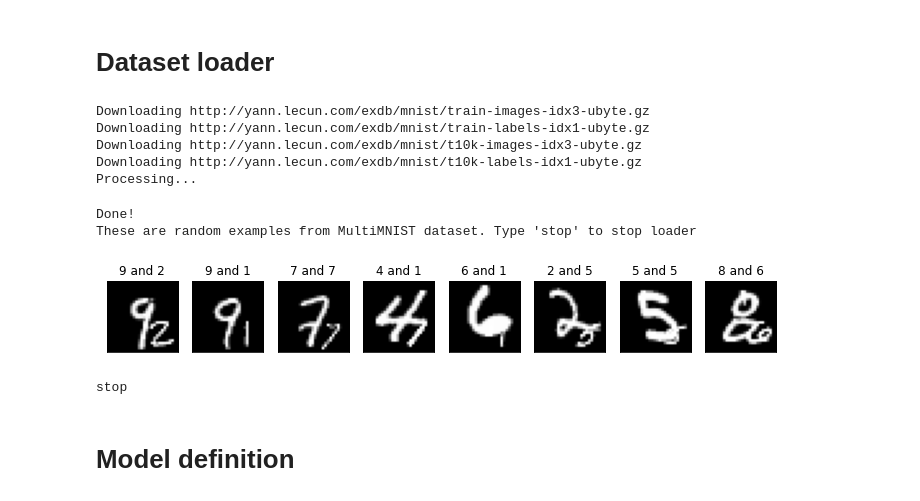
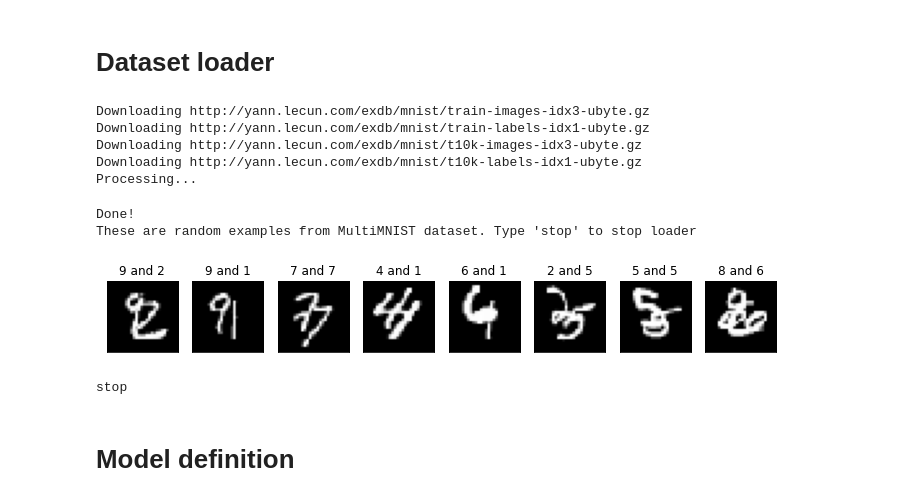
Before and after one commit to amkatrutsa/edm, a Jupyter notebook: MultiMNIST.ipynb, the cells around one changed output. Saved outputs shown, nothing was run; the diff lists cells and outputs as text; code cells hidden in the pictures.

```diff
--- a/MultiMNIST.ipynb
+++ b/MultiMNIST.ipynb
@@ -269,12 +273,18 @@ def read_image_file(path):
             for j, right in enumerate(chosen_ones):
                 lim = pv[left,:,:]
                 rim = pv[right,:,:]
-                rim =  np.array(Image.fromarray(rim).resize((14, 14), resample=Image.NEAREST))
-                new_im = np.zeros((28,28))
+                new_im = np.zeros((36,36))
                 new_im[0:28,0:28] = lim
-                new_im[14:28,14:28] = rim
-                new_im[14:28,14:28] = np.maximum(lim[14:28,14:28], rim[0:14,0:14])
+                new_im[6:34,6:34] = rim
+                new_im[6:28,6:28] = np.maximum(lim[6:28,6:28], rim[0:22,0:22])
                 multi_data_im = np.array(Image.fromarray(new_im).resize((28, 28), resample=Image.NEAREST))
+                # Inequal MNIST
+                # rim =  np.array(Image.fromarray(rim).resize((14, 14), resample=Image.NEAREST))
+                # new_im = np.zeros((28,28))
+                # new_im[0:28,0:28] = lim
+                # new_im[14:28,14:28] = rim
+                # new_im[14:28,14:28] = np.maximum(lim[14:28,14:28], rim[0:14,0:14])
+                # multi_data_im = np.array(Image.fromarray(new_im).resize((28, 28), resample=Image.NEAREST))
                 multi_data[left*1 + j,:,:] = multi_data_im
         return torch.from_numpy(parsed).view(length, num_rows, num_cols), torch.from_numpy(multi_data).view(length,num_rows, num_cols), extension
 
@@ -291,34 +301,34 @@ if __name__ == '__main__':
 
     dst = MNIST(root=MNIST_DATA_FOLDER, train=True, download=True, transform=global_transformer(), multi=True)
     loader = torch.utils.data.DataLoader(dst, batch_size=8, shuffle=True, num_workers=4)
     for dat in loader:
         print('These are random examples from MultiMNIST dataset. Type \'stop\' to stop loader')
         ims = dat[0].view(8,28,28).numpy()
 
         labs_l = dat[1]
         labs_r = dat[2]
         f, axarr = plt.subplots(1,8, figsize=(12,1.5))
         for j in range(8):
             axarr[j].imshow(ims[j,:,:], cmap='gray')
             axarr[j].set_title(f'{labs_l[j]} and {labs_r[j]}')
             axarr[j].set_xticks([])
             axarr[j].set_yticks([])
         plt.savefig('multimnist_example.pdf', transparent = True, bbox_inches = 'tight', pad_inches = 0)
         plt.show()
         a = input()
         if a == 'stop':
             break
         else:
             plt.close()
 # %% [output]
 Downloading http://yann.lecun.com/exdb/mnist/train-images-idx3-ubyte.gz
 Downloading http://yann.lecun.com/exdb/mnist/train-labels-idx1-ubyte.gz
 Downloading http://yann.lecun.com/exdb/mnist/t10k-images-idx3-ubyte.gz
 Downloading http://yann.lecun.com/exdb/mnist/t10k-labels-idx1-ubyte.gz
 Processing...
 Done!
 These are random examples from MultiMNIST dataset. Type 'stop' to stop loader
-[figure, old version]
+[figure, new version]
 stop
 # %% [markdown]
 # Model definition
```
Also changed, not shown: parts of 4 cells of this notebook.
